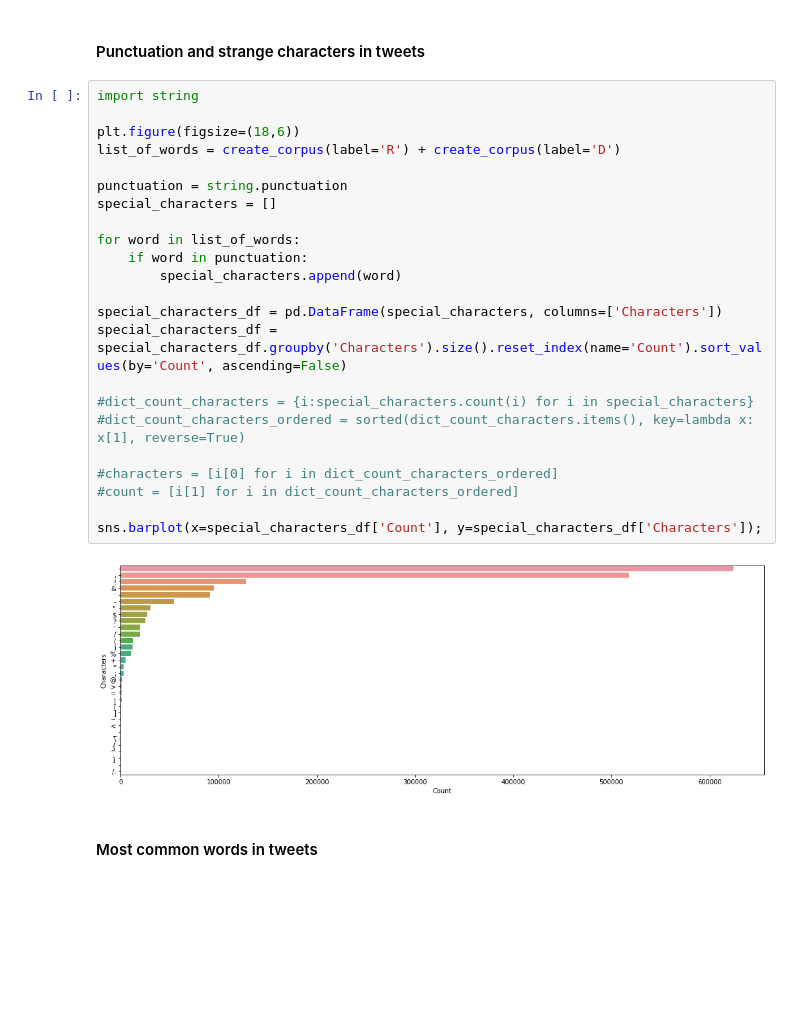
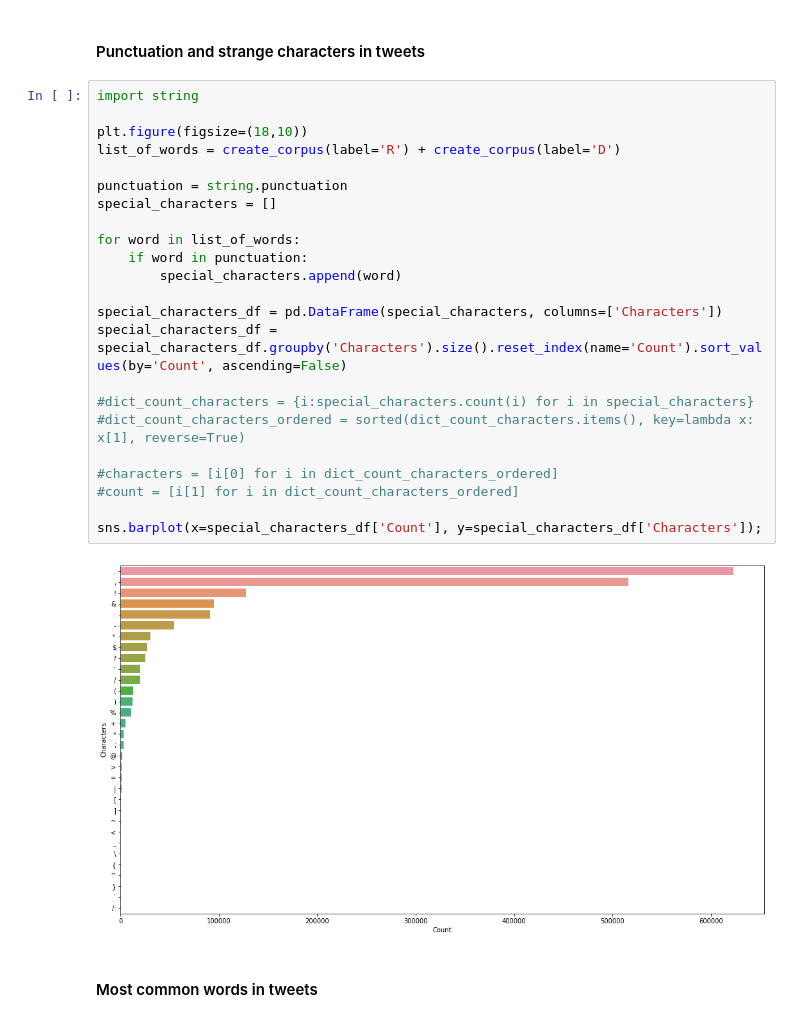
Before and after one commit to aferrero23/twitter-category-nlp, a Jupyter notebook: src/pre_data_cleaning.ipynb, the cells around one changed output. Saved outputs shown, nothing was run; the diff lists cells and outputs as text; blank space fills up the shorter version.

```diff
--- a/src/pre_data_cleaning.ipynb
+++ b/src/pre_data_cleaning.ipynb
@@ -245,28 +247,28 @@ create_corpus(label='R')[:20]
 # %%
 import string
 
-plt.figure(figsize=(18,6))
+plt.figure(figsize=(18,10))
 list_of_words = create_corpus(label='R') + create_corpus(label='D')
 
 punctuation = string.punctuation
 special_characters = []
 
 for word in list_of_words:
     if word in punctuation:
         special_characters.append(word)
 
 special_characters_df = pd.DataFrame(special_characters, columns=['Characters'])
 special_characters_df = special_characters_df.groupby('Characters').size().reset_index(name='Count').sort_values(by='Count', ascending=False)
 
 #dict_count_characters = {i:special_characters.count(i) for i in special_characters}
 #dict_count_characters_ordered = sorted(dict_count_characters.items(), key=lambda x: x[1], reverse=True)
 
 #characters = [i[0] for i in dict_count_characters_ordered]
 #count = [i[1] for i in dict_count_characters_ordered]
 
 sns.barplot(x=special_characters_df['Count'], y=special_characters_df['Characters']);
 # %% [output]
-[figure, old version]
+[figure, new version]
 # %% [markdown]
 #### Most common words in tweets
 # %%
```
Also changed, not shown: parts of 11 cells of this notebook.
